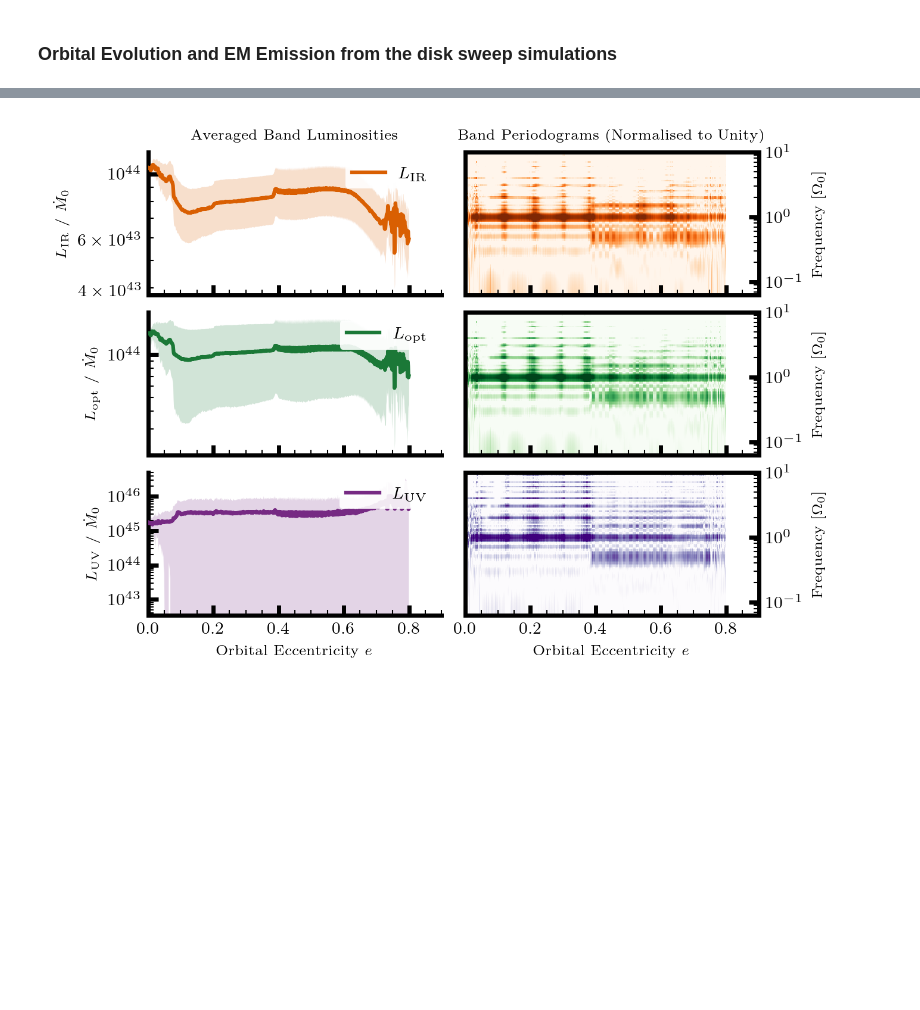
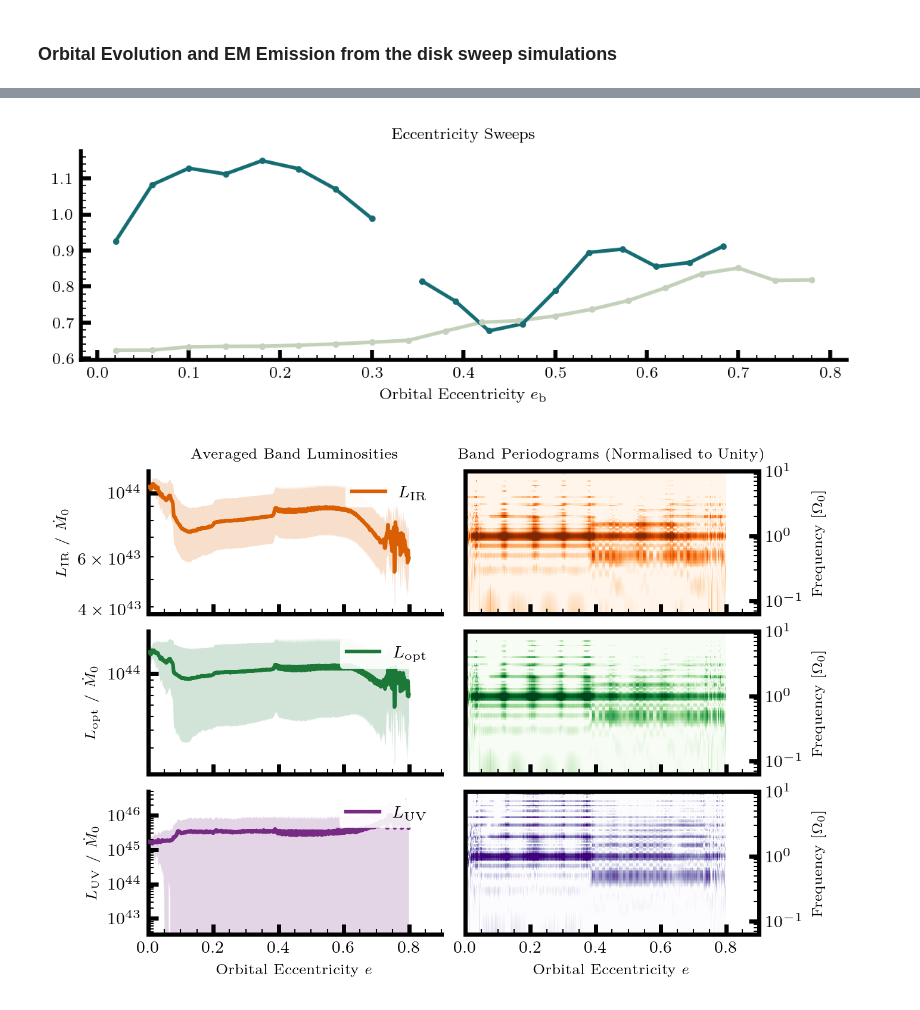
Before and after one commit to davidoneill00/sailfish, a Jupyter notebook: FancyPlotting.ipynb, the cells around one changed output, grey strips where cells are left out. Cells and saved outputs as stored; diff of their text form; code cells hidden in the pictures; blank space fills up the shorter version.

```diff
--- a/FancyPlotting.ipynb
+++ b/FancyPlotting.ipynb
@@ -582,3 +631,54 @@ plt.savefig('Sweep', dpi=300)
+# %%
+fig, ax  = plt.subplots(figsize=[1.2 * text_width, 0.9 * column_width], dpi=200)
+savename = 'Mdot'
+
+cmap1   = cmocean.cm.tempo_r
+colors1 = [cmap1(i / 2.5) for i in range(0,3)]
+
+_dark  = cmap1(0 / 3.0)
+_medi  = cmap1(1 / 3.0)
+_light = cmap1(2 / 2.4)
+
+
+Mach10_ea , Mach10_mM , _ = ComputeBinnedStats(Mach10_e , Mach10_Mdot , 0.04)
+Mach20_eaa, Mach20_mMa, _ = ComputeBinnedStats(Mach20_ea, Mach20_Mdota, 0.04)
+Mach20_eab, Mach20_mMb, _ = ComputeBinnedStats(Mach20_eb, Mach20_Mdotb, 0.04)
+
+
+ax.plot(Mach10_ea      , Mach10_mM     , linewidth=1.8, linestyle='solid', color=_light, zorder=3)#, label=r'Mach 10, $\dot{a}/a$')
+ax.plot(Mach20_eaa     , Mach20_mMa    , linewidth=1.8, linestyle='solid', color=_medi , zorder=3)#, label=r'Mach 20, $\dot{a}/a$')
+ax.plot(Mach20_eab[1:] , Mach20_mMb[1:], linewidth=1.8, linestyle='solid', color=_medi , zorder=3)
+
+ax.scatter(Mach10_ea     , Mach10_mM     , color=_light, marker='o', s=5, zorder=3)
+ax.scatter(Mach20_eaa    , Mach20_mMa    , color=_medi , marker='o', s=5, zorder=3)
+ax.scatter(Mach20_eab[1:], Mach20_mMb[1:], color=_medi , marker='o', s=5, zorder=3)
+
+
+ax.autoscale()
+_ylo, _yhi = ax.get_ylim()
+
+ax.set_ylim(_ylo, _yhi)
+ax.axhline(y=0, color='0.5', linewidth=0.8, linestyle='--', zorder=2)
+
+ax.set_xlabel('Orbital Eccentricity $e_\mathrm{b}$')
+#ax.set_ylabel(r'$\dot{a}_\mathrm{b}/a_\mathrm{b},\ \dot{e}_\mathrm{b}\ [\dot{M}_\mathrm{b}/M_\mathrm{b}]$')
+ax.set_title(r'Eccentricity Sweeps', fontsize=8)
+#ax.legend(loc='upper right', frameon=True, framealpha=0.9, edgecolor='none')
+ax.legend(loc='upper left', bbox_to_anchor=(1.02, 1), borderaxespad=0,frameon=True, framealpha=0.9, edgecolor='none')
+
+ax.spines['top'].set_visible(False)
+ax.spines['right'].set_visible(False)
+ax.tick_params(which='both', top=False, right=False)
+ax.minorticks_on()
+ax.tick_params(which='minor', length=2.5, direction='in')
+fig.tight_layout()
+
+
+
+plt.tight_layout()
+plt.savefig('MdotSweep', dpi=600)
+# %% [output]
+[figure, added]
 # %%
 Mach20 = False
 
```
Also changed, not shown: parts of 22 cells of this notebook.
